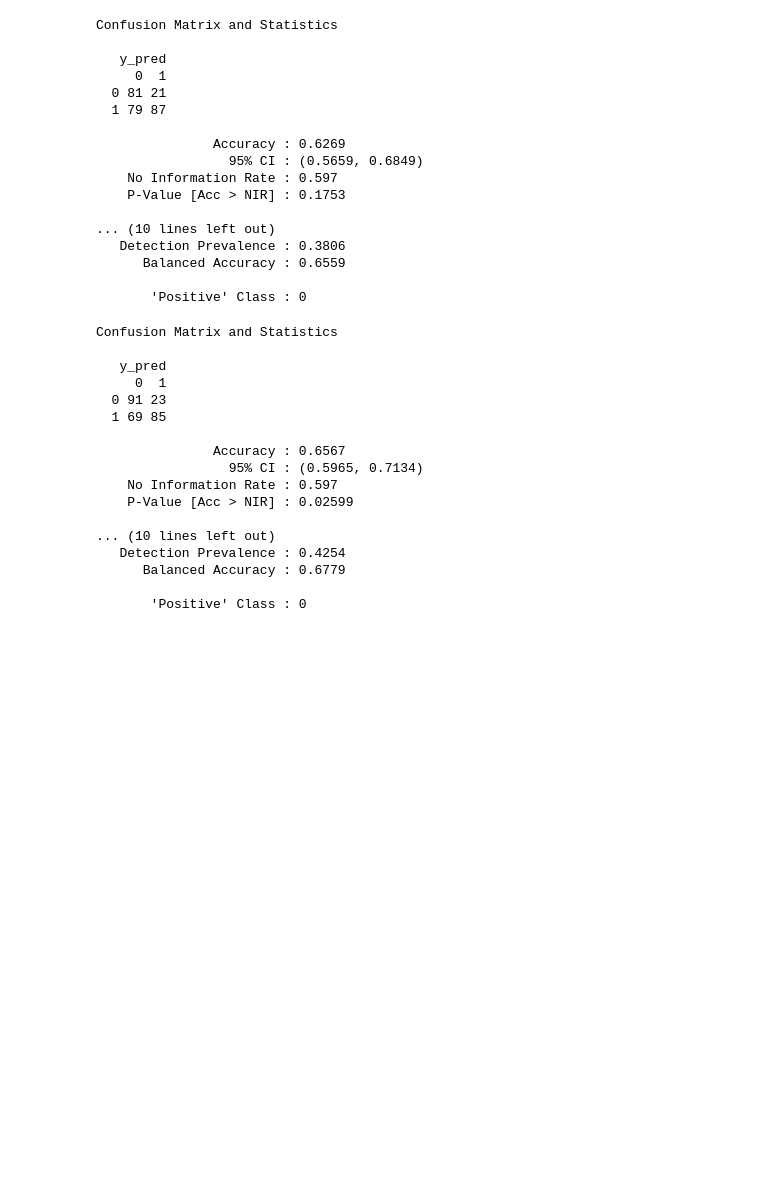
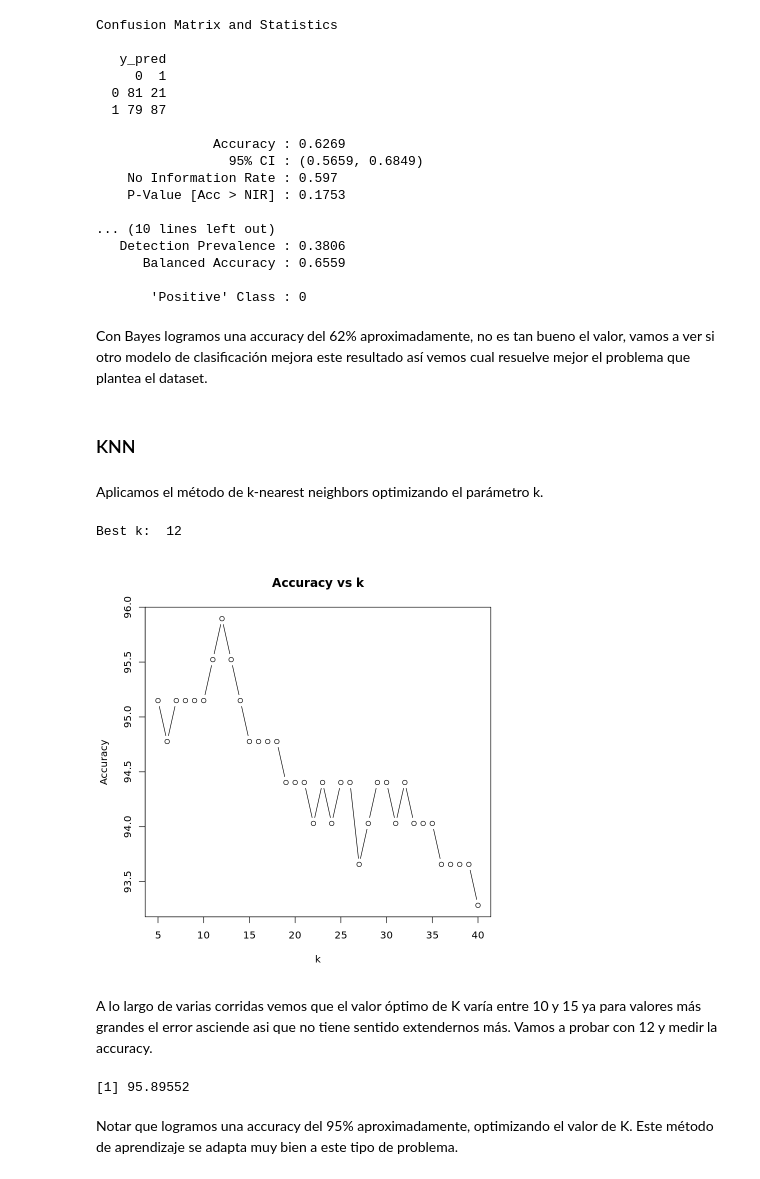
Before and after one commit to natimellino/mineria-de-datos, a Jupyter notebook: TPFinal.ipynb, the cells around one changed output. Cells and saved outputs as stored; diff of their text form; code cells hidden in the pictures; blank space fills up the shorter version.

```diff
--- a/TPFinal.ipynb
+++ b/TPFinal.ipynb
@@ -557,34 +557,9 @@ Confusion Matrix and Statistics
       Balanced Accuracy : 0.6559
 
        'Positive' Class : 0
-# %%
-## Dividimos el dataset en conjuntos de test y train
-sample <- sample.int(n = nrow(nba), size = floor(.8*nrow(nba)), replace = F)
-nba.train <- nba[sample, ]
-nba.test  <- nba[-sample, ]
-
-nba.naive2 <- naiveBayes(TARGET_5Yrs~., data=nba.train)
-# Predicting on test data'
-y_pred <- predict(nba.naive2, newdata = nba.test)
-# Confusion Matrix
-cm <- table(nba.test$TARGET_5Yrs, y_pred)
-# Model Evaluation
-confusionMatrix(cm)
-# %% [output]
-Confusion Matrix and Statistics
-
-   y_pred
-     0  1
-  0 91 23
-  1 69 85
-
-               Accuracy : 0.6567
-                 95% CI : (0.5965, 0.7134)
-    No Information Rate : 0.597
-    P-Value [Acc > NIR] : 0.02599
-
-... (10 lines left out)
-   Detection Prevalence : 0.4254
-      Balanced Accuracy : 0.6779
-
-       'Positive' Class : 0
+# %% [markdown]
+Con Bayes logramos una accuracy del 62% aproximadamente, no es tan bueno el valor, vamos a ver si otro modelo de clasificación mejora este resultado así vemos cual resuelve mejor el problema que plantea el dataset.
+# %% [markdown]
+### KNN
+# %% [markdown]
+Aplicamos el método de k-nearest neighbors optimizando el parámetro k.
@@ -590,0 +568,29 @@ Confusion Matrix and Statistics
+# %%
+best.k <- 5
+ks = c(5:40)
+acs = c()
+for(k in 5:40){
+    knn <- knn(train=nba.transformado.train, test=nba.transformado.test, cl=nba.transformado.train[, 11], k=k)
+    acc <- 100 * sum(nba.transformado.test[, 11] == knn)/NROW(nba.transformado.test[, 11])
+    acs <- c(acs, acc)
+    if(acc == max(acs)){
+        best.k <- k
+    }
+}
+cat("Best k: ", best.k)
+# %% [output]
+Best k:  12
+# %%
+## Graficamos la accuracy en función de k
+plot(ks, acs, type="b", xlab="k", ylab="Accuracy", main="Accuracy vs k")
+# %% [output]
+[figure, added]
+# %% [markdown]
+A lo largo de varias corridas vemos que el valor óptimo de K varía entre 10 y 15 ya para valores más grandes el error asciende asi que no tiene sentido extendernos más. Vamos a probar con 12 y medir la accuracy.
+# %%
+knn <- knn(train=nba.transformado.train, test=nba.transformado.test, cl=nba.transformado.train[, 11], k=12)
+100 * sum(nba.transformado.test[, 11] == knn)/NROW(nba.transformado.test[, 11])
+# %% [output]
+[1] 95.89552
+# %% [markdown]
+Notar que logramos una accuracy del 95% aproximadamente, optimizando el valor de K. Este método de aprendizaje se adapta muy bien a este tipo de problema.
```
Also changed, not shown: parts of 2 cells of this notebook.
